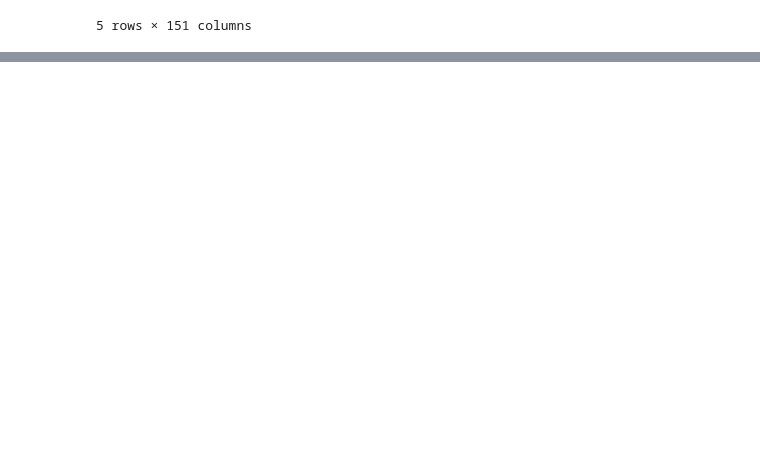
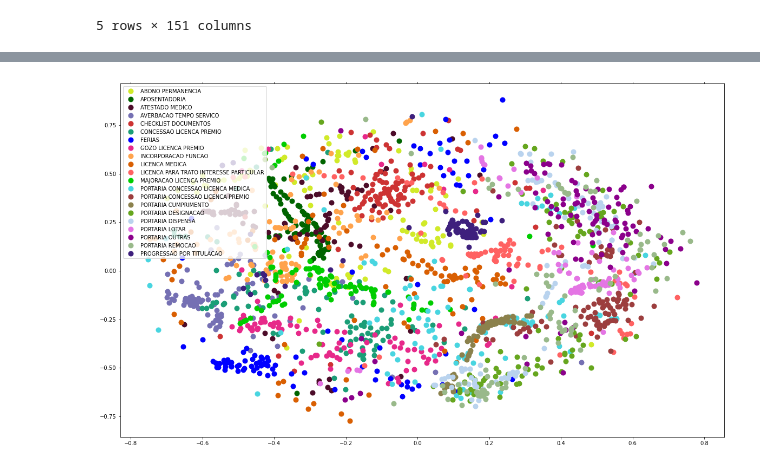
Before and after one commit to SavioAndres/Classificacao-de-Documentos-SEFAZ-SE, a Jupyter notebook: classificacao_acervo_sefaz.ipynb, the cells around one changed output, grey strips where cells are left out. Cells and saved outputs as stored; diff of their text form; code cells hidden in the pictures; blank space fills up the shorter version.

```diff
--- a/classificacao_acervo_sefaz.ipynb
+++ b/classificacao_acervo_sefaz.ipynb
@@ -67,7 +85,7 @@ Name: tipo, dtype: int64
 # %%
 # Corretor ortográfico
 spell = SpellChecker(language=None, distance=1)
-spell.word_frequency.load_dictionary('/content/drive/MyDrive/TCC/dictionary_not_accented.json')
+spell.word_frequency.load_dictionary('https://raw.githubusercontent.com/SavioAndres/Classificacao-de-Documentos-SEFAZ-SE/master/dictionary_not_accented.json')
 
 def spell_checker(text):
   # encontrar palavras que podem ter erros ortográficos
@@ -277,0 +422,80 @@ df.head()
+# %%
+dist = 1 - cosine_similarity(X)
+MDS()
+
+# converter dois componentes enquanto plotamos pontos em um plano bidimensional
+# "pré-computado" porque fornecemos uma matriz de distância
+# também especificaremos `random_state` para que o gráfico seja reproduzível.
+mds = MDS(n_components=2, dissimilarity="precomputed", random_state=1)
+
+pos = mds.fit_transform(dist)  # shape (n_components, n_samples)
+
+xs, ys = pos[:, 0], pos[:, 1]
+
+#configurar cores por agrupamentos usando um dict
+cluster_colors = {'CONCESSAO LICENCA PREMIO': '#1b9e77',
+                  'LICENCA MEDICA': '#d95f02',
+                  'AVERBACAO TEMPO SERVICO': '#7570b3',
+                  'GOZO LICENCA PREMIO': '#e7298a',
+                  'PORTARIA DESIGNACAO': '#66a61e',
+                  'FERIAS': '#0000FF',
+                  'PORTARIA OUTRAS': '#8B008B',
+                  'PORTARIA REMOCAO': '#99b98a',
+                  'PORTARIA CONCESSAO LICENCA PREMIO': '#9c3e3e',
+                  'PORTARIA CONCESSAO LICENCA MEDICA': '#48d5e0',
+                  'PORTARIA DISPENSA': '#B9D3EE',
+                  'PROGRESSAO POR TITULACAO': '#3e207d',
+                  'PORTARIA LOTAR': '#e475e4',
+                  'MAJORACAO LICENCA PREMIO': '#00CD00',
+                  'INCORPORACAO FUNCAO': '#ffa34c',
+                  'PORTARIA CUMPRIMENTO': '#8B814C',
+                  'APOSENTADORIA': '#006400',
+                  'CHECKLIST DOCUMENTOS': '#CD3333',
+                  'ATESTADO MEDICO': '#4c0c29',
+                  'ABONO PERMANENCIA': '#d1ea29',
+                  'LICENCA PARA TRATO INTERESSE PARTICULAR': '#ff6262'}
+
+#some magic ipython para mostrar os gráficos do matplotlib em linha
+%matplotlib inline
+
+#create quadro de dados que tem o resultado do MDS mais os números e títulos do cluster
+df_ = pd.DataFrame(dict(x=xs, y=ys, label=y, title=y))
+
+#group por cluster
+groups = df_.groupby('label')
+
+
+# configurar enredo
+fig, ax = plt.subplots(figsize=(20, 12)) # set size
+ax.margins(0.05) #Opcional, apenas adiciona 5% de preenchimento ao dimensionamento automático
+
+#iterate através de grupos para colocar a plotagem em camadas
+#note que eu uso os nomes cluster_name e cluster_color com a pesquisa 'name' para retornar a cor / etiqueta apropriada
+for name, group in groups:
+    ax.plot(group.x, group.y, marker='o', linestyle='', ms=10,
+            label=name, color=cluster_colors[name],
+            mec='none')
+    ax.set_aspect('auto')
+    ax.tick_params(\
+        axis= 'x',         # as alterações se aplicam ao eixo x
+        which='both',      # carrapatos maiores e menores são afetados
+        bottom='off',      # ticks ao longo da borda inferior estão desativados
+        top='off',         # ticks ao longo da borda superior estão desativados
+        labelbottom='off')
+    ax.tick_params(\
+        axis= 'y',         # alterações se aplicam ao eixo y
+        which='both',      # carrapatos maiores e menores são afetados
+        left='off',        # ticks ao longo da borda inferior estão desativados
+        top='off',         # ticks ao longo da borda superior estão desativados
+        labelleft='off')
+
+ax.legend(numpoints=1)  #show legend com apenas 1 ponto
+
+#adicionar etiqueta na posição x, y com a etiqueta como título do filme
+for i in range(len(df_)):
+    ax.text(df_.loc[i]['x'], df_.loc[i]['y'], '', size=8)
+
+plt.show()
+plt.close()
+# %% [output]
+[figure, added]
```
Also changed, not shown: parts of 19 cells of this notebook.
